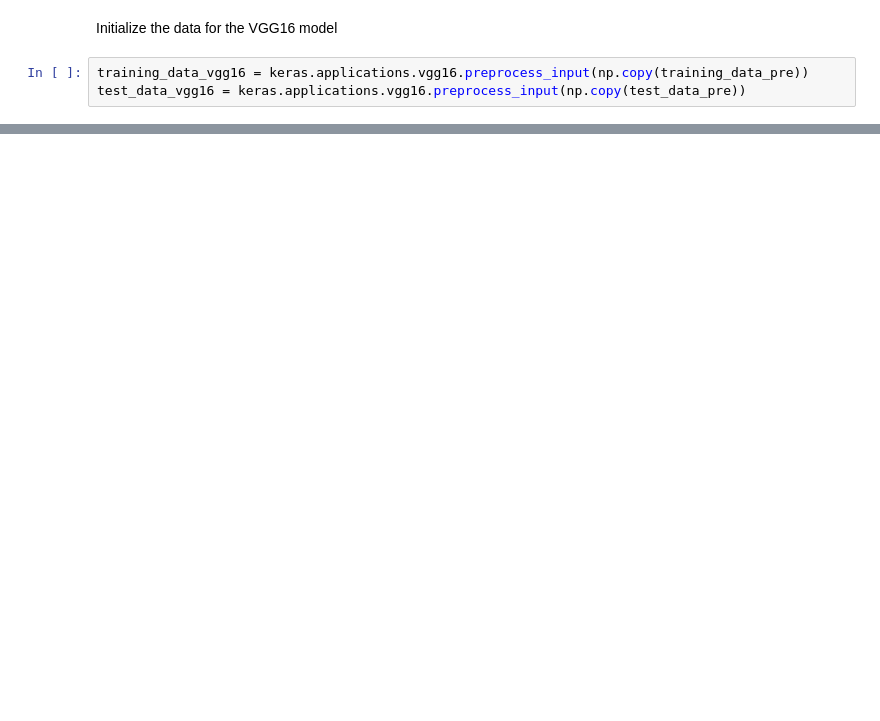
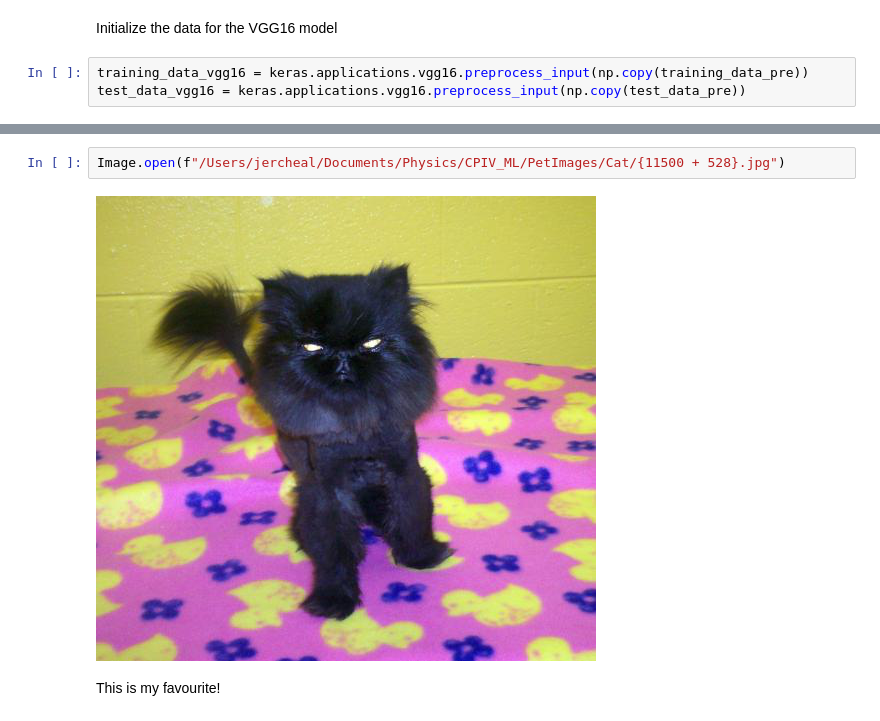
Before and after one commit to Jercheal/ML_Lecture_FSU, a Jupyter notebook: assignment_06.ipynb, the cells around one changed output, grey strips where cells are left out. Saved outputs shown, nothing was run; the diff lists cells and outputs as text; blank space fills up the shorter version.

```diff
--- a/assignment_06.ipynb
+++ b/assignment_06.ipynb
@@ -150,0 +293,6 @@ KeyboardInterrupt:
+# %%
+Image.open(f"/Users/jercheal/Documents/Physics/CPIV_ML/PetImages/Cat/{11500 + 528}.jpg")
+# %% [output]
+[figure, added]
+# %% [markdown]
+This is my favourite!
```
Also changed, not shown: parts of 22 cells of this notebook.
